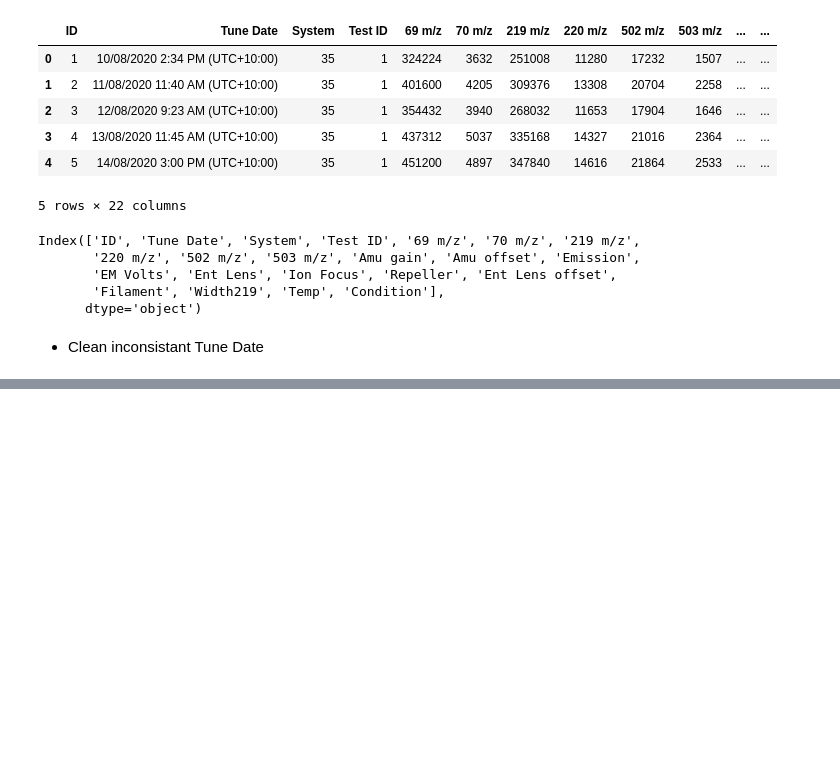
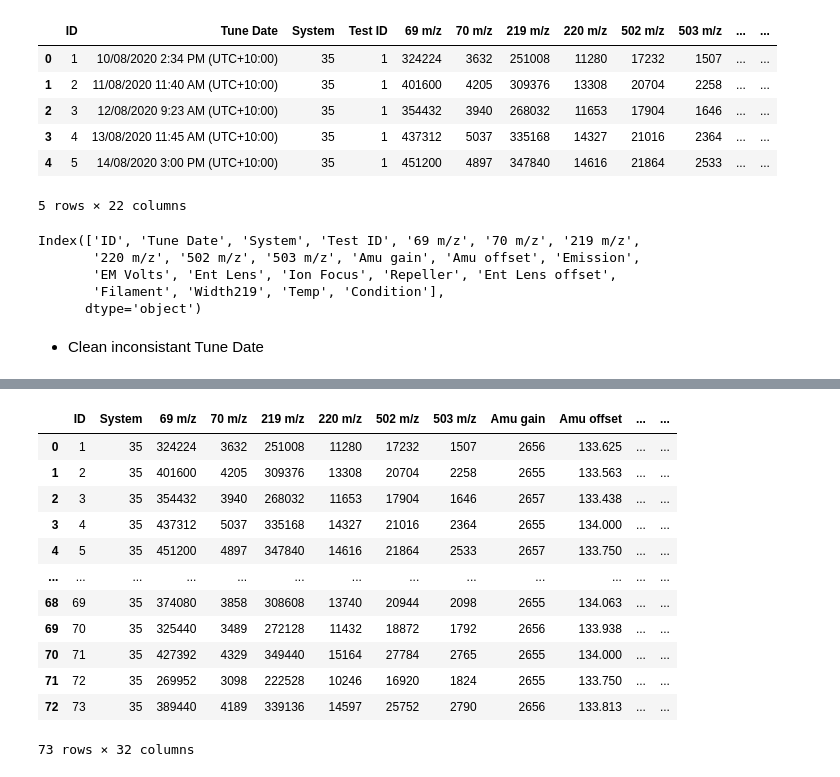
Before and after one commit to AchillesReaper/UTS-AI-Hackathon-2023, a Jupyter notebook: data_cleaning.ipynb, the cells around one changed output, grey strips where cells are left out. Cells and saved outputs as stored; diff of their text form; code cells hidden in the pictures; blank space fills up the shorter version.

```diff
--- a/data_cleaning.ipynb
+++ b/data_cleaning.ipynb
@@ -125,0 +133,17 @@ df.head()
+# %%
+df.fillna(0, inplace=True) # fill NaN values with 0
+df
+# %% [output]
+|  | ID | System | 69 m/z | 70 m/z | 219 m/z | 220 m/z | 502 m/z | 503 m/z | Amu gain | Amu offset | ... | ... |
+| 0 | 1 | 35 | 324224 | 3632 | 251008 | 11280 | 17232 | 1507 | 2656 | 133.625 | ... | ... |
+| 1 | 2 | 35 | 401600 | 4205 | 309376 | 13308 | 20704 | 2258 | 2655 | 133.563 | ... | ... |
+| 2 | 3 | 35 | 354432 | 3940 | 268032 | 11653 | 17904 | 1646 | 2657 | 133.438 | ... | ... |
+| 3 | 4 | 35 | 437312 | 5037 | 335168 | 14327 | 21016 | 2364 | 2655 | 134.000 | ... | ... |
+| 4 | 5 | 35 | 451200 | 4897 | 347840 | 14616 | 21864 | 2533 | 2657 | 133.750 | ... | ... |
+| ... | ... | ... | ... | ... | ... | ... | ... | ... | ... | ... | ... | ... |
+| 68 | 69 | 35 | 374080 | 3858 | 308608 | 13740 | 20944 | 2098 | 2655 | 134.063 | ... | ... |
+| 69 | 70 | 35 | 325440 | 3489 | 272128 | 11432 | 18872 | 1792 | 2656 | 133.938 | ... | ... |
+| 70 | 71 | 35 | 427392 | 4329 | 349440 | 15164 | 27784 | 2765 | 2655 | 134.000 | ... | ... |
+| 71 | 72 | 35 | 269952 | 3098 | 222528 | 10246 | 16920 | 1824 | 2655 | 133.750 | ... | ... |
+| 72 | 73 | 35 | 389440 | 4189 | 339136 | 14597 | 25752 | 2790 | 2656 | 133.813 | ... | ... |
+73 rows × 32 columns
```
Also changed, not shown: parts of 5 cells of this notebook.
